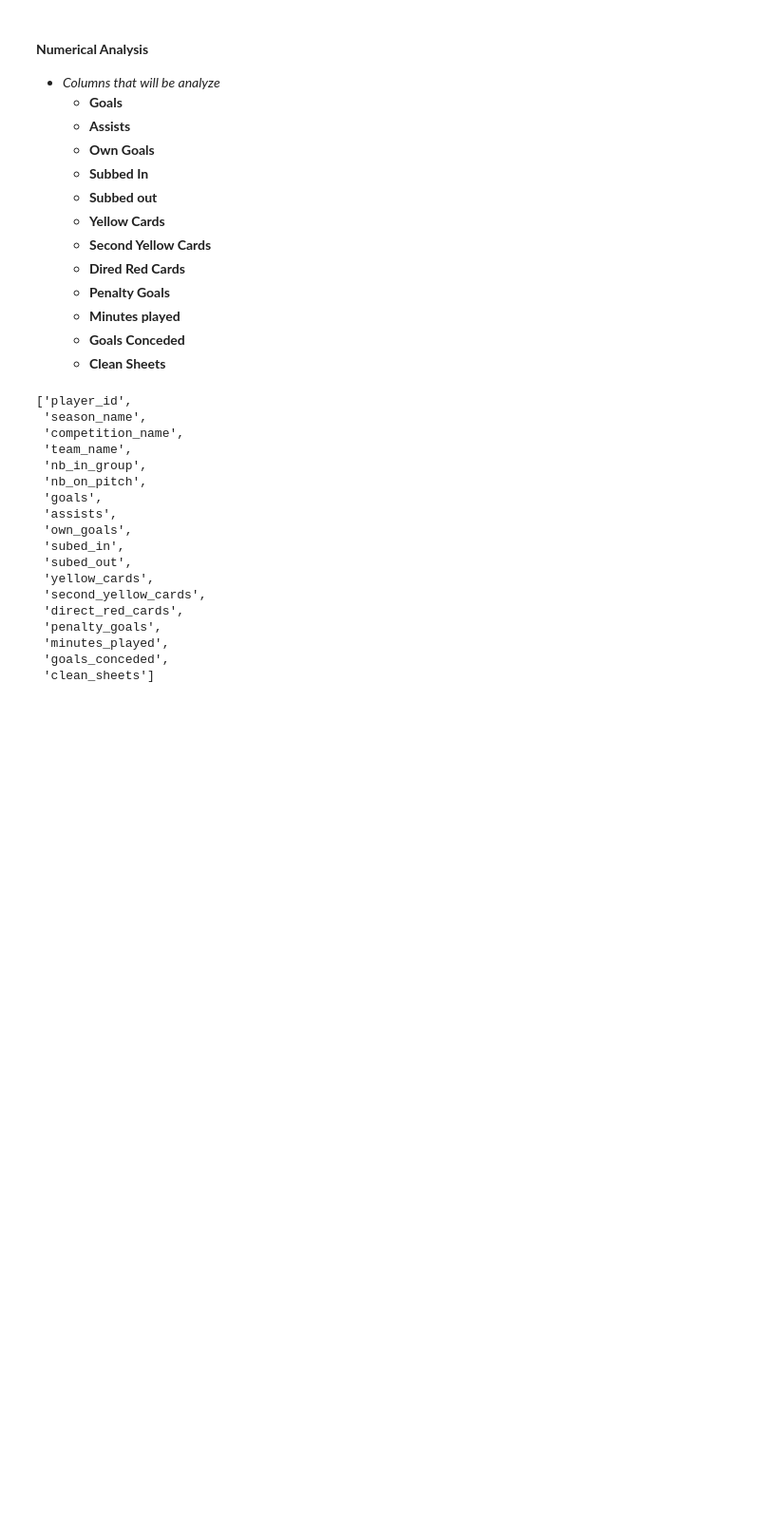
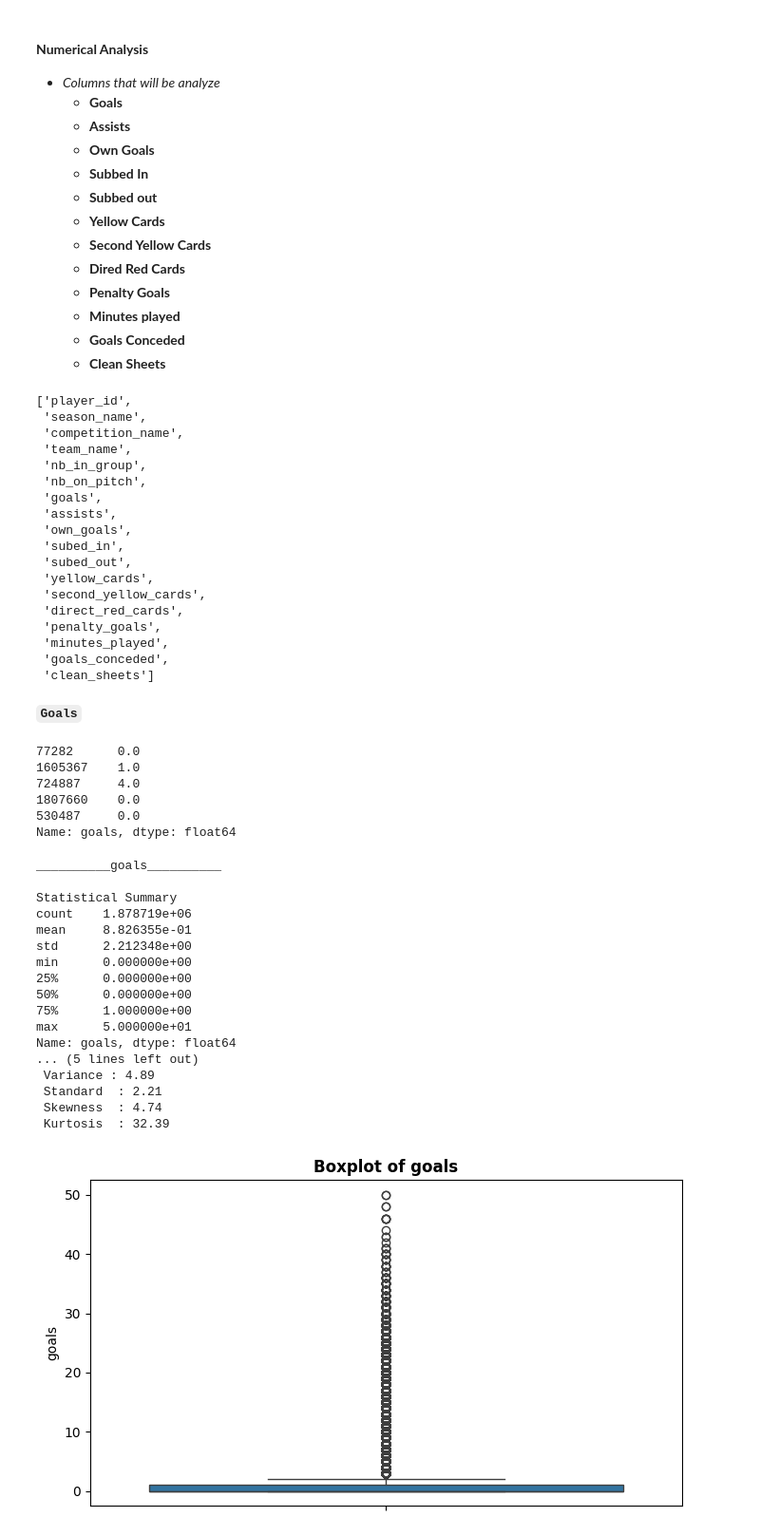
Before and after one commit to ariyan378/Football-Data_Analysis, a Jupyter notebook: Football.ipynb, the cells around one changed output. Shown at 95% size. Saved outputs shown, nothing was run; the diff lists cells and outputs as text; code cells hidden in the pictures; blank space fills up the shorter version.

Commit message:
Univariate analysis starts

```diff
--- a/Football.ipynb
+++ b/Football.ipynb
@@ -399,3 +399,73 @@ df.columns.to_list()
  'minutes_played',
  'goals_conceded',
  'clean_sheets']
+# %% [markdown]
+**`Goals`**
+# %%
+df['goals'].sample(5)
+# %% [output]
+77282      0.0
+1605367    1.0
+724887     4.0
+1807660    0.0
+530487     0.0
+Name: goals, dtype: float64
+# %%
+# Function for Neumerical Column analysis
+
+def analyze_neumerical(df , col):
+
+    '''
+    This function takes the dataset and a neumerical columns as an input and
+    gives a statistical summary of that columns including boxplot , histrogram ,
+    kde plot most important it checks the outlier using IQR method
+    '''
+
+    print(f"__________{col}__________")
+    print("\nStatistical Summary")
+    print(df[col].describe())
+
+
+    print(f" Max  : {df[col].max().round(2)}")
+    print(f" Minimum  : {df[col].min().round(2)}")
+    print(f" Mean  : {df[col].mean().round(2)}")
+    print(f" Median  : {df[col].median().round(2)}")
+    print(f" Mode  : {df[col].mode().iloc[0]}")
+    print(f" Variance : {df[col].var().round(2)}")
+    print(f" Standard  : {df[col].std().round(2)}")
+    print(f" Skewness  : {df[col].skew().round(2)}")
+    print(f" Kurtosis  : {df[col].kurtosis().round(2)}")
+
+
+    #Outlier detection Using outlier method
+
+
+    # Creating visualization
+    plt.figure(figsize=(7,4))
+    # boxplot
+    sns.boxplot(df[col])
+    plt.title(f"Boxplot of {col}", weight='bold', fontsize=12)
+    plt.ylabel(col)
+    plt.tight_layout()
+    plt.show()
+
+analyze_neumerical(df , 'goals')
+# %% [output]
+__________goals__________
+
+Statistical Summary
+count    1.878719e+06
+mean     8.826355e-01
+std      2.212348e+00
+min      0.000000e+00
+25%      0.000000e+00
+50%      0.000000e+00
+75%      1.000000e+00
+max      5.000000e+01
+Name: goals, dtype: float64
+... (5 lines left out)
+ Variance : 4.89
+ Standard  : 2.21
+ Skewness  : 4.74
+ Kurtosis  : 32.39
+[figure, added]
```
Also changed, not shown: parts of 2 cells of this notebook.
